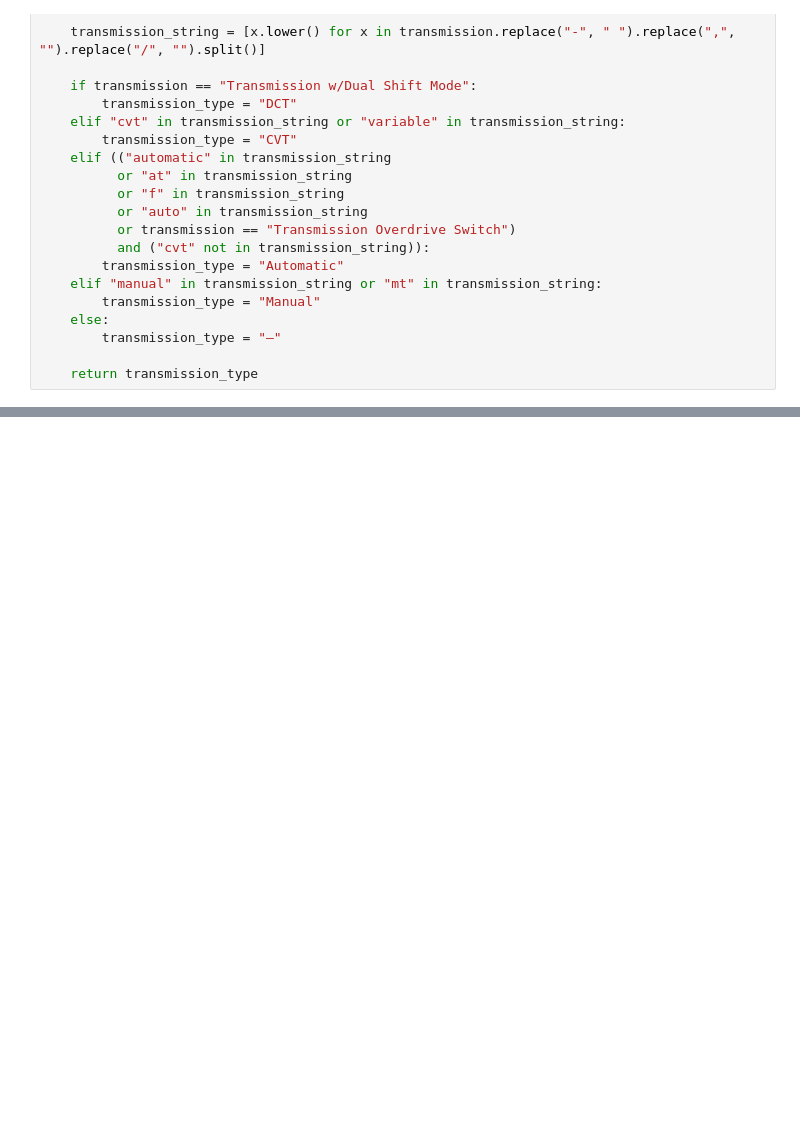
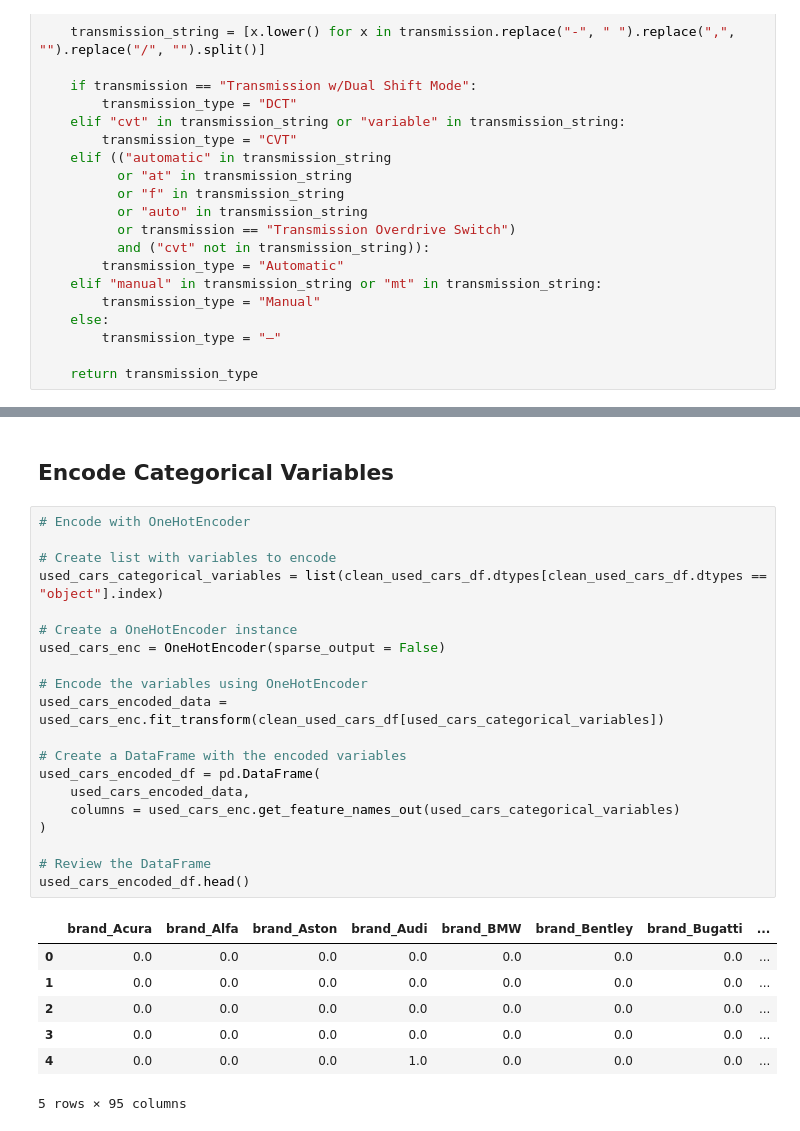
Before and after one commit to a-melino/Blockchain-Car-Marketplace, a Jupyter notebook: predictions/used_cars_price_prediction.ipynb, the cells around one changed output, grey strips where cells are left out. Saved outputs shown, nothing was run; the diff lists cells and outputs as text; blank space fills up the shorter version.

```diff
--- a/predictions/used_cars_price_prediction.ipynb
+++ b/predictions/used_cars_price_prediction.ipynb
@@ -476,0 +524,30 @@ display(clean_used_cars_df.tail())
+# %% [markdown]
+## Encode Categorical Variables
+# %%
+# Encode with OneHotEncoder
+
+# Create list with variables to encode
+used_cars_categorical_variables = list(clean_used_cars_df.dtypes[clean_used_cars_df.dtypes == "object"].index)
+
+# Create a OneHotEncoder instance
+used_cars_enc = OneHotEncoder(sparse_output = False)
+
+# Encode the variables using OneHotEncoder
+used_cars_encoded_data = used_cars_enc.fit_transform(clean_used_cars_df[used_cars_categorical_variables])
+
+# Create a DataFrame with the encoded variables
+used_cars_encoded_df = pd.DataFrame(
+    used_cars_encoded_data,
+    columns = used_cars_enc.get_feature_names_out(used_cars_categorical_variables)
+)
+
+# Review the DataFrame
+used_cars_encoded_df.head()
+# %% [output]
+|  | brand_Acura | brand_Alfa | brand_Aston | brand_Audi | brand_BMW | brand_Bentley | brand_Bugatti | ... |
+| 0 | 0.0 | 0.0 | 0.0 | 0.0 | 0.0 | 0.0 | 0.0 | ... |
+| 1 | 0.0 | 0.0 | 0.0 | 0.0 | 0.0 | 0.0 | 0.0 | ... |
+| 2 | 0.0 | 0.0 | 0.0 | 0.0 | 0.0 | 0.0 | 0.0 | ... |
+| 3 | 0.0 | 0.0 | 0.0 | 0.0 | 0.0 | 0.0 | 0.0 | ... |
+| 4 | 0.0 | 0.0 | 0.0 | 1.0 | 0.0 | 0.0 | 0.0 | ... |
+5 rows × 95 columns
```
Also changed, not shown: parts of 37 cells of this notebook, 2 other files.
